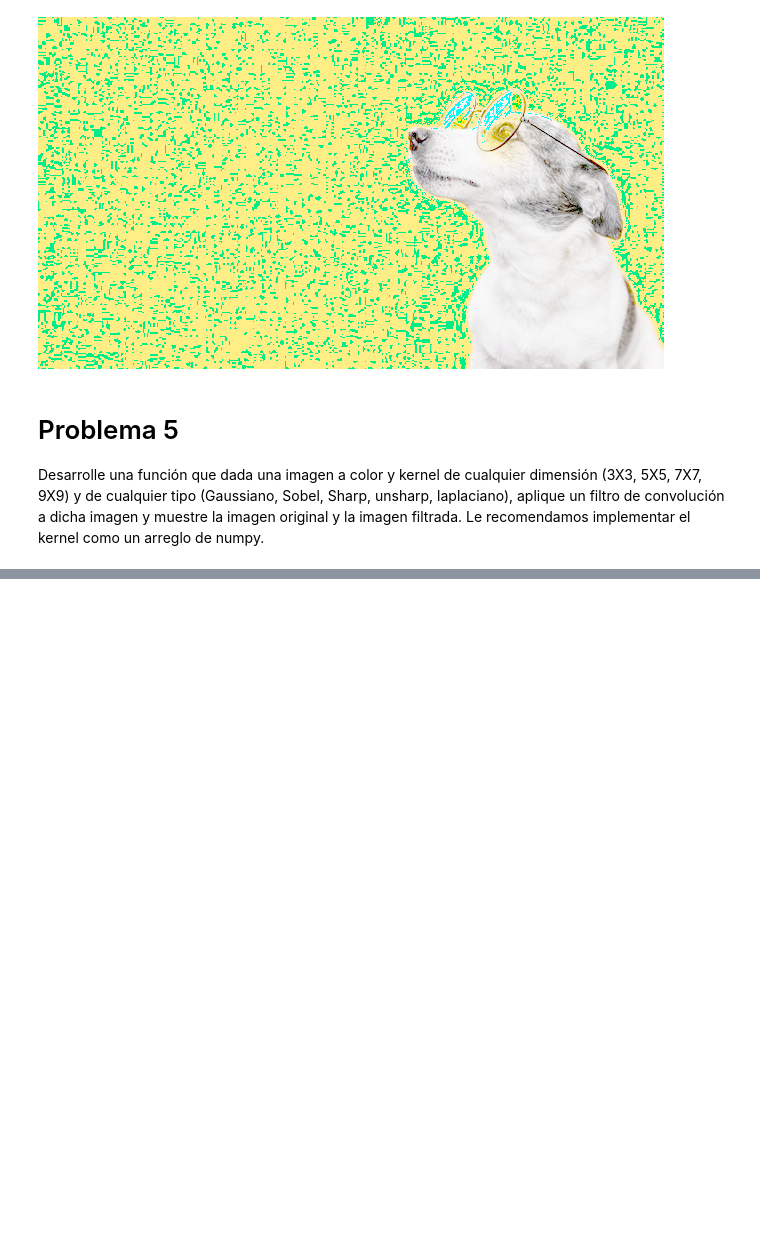
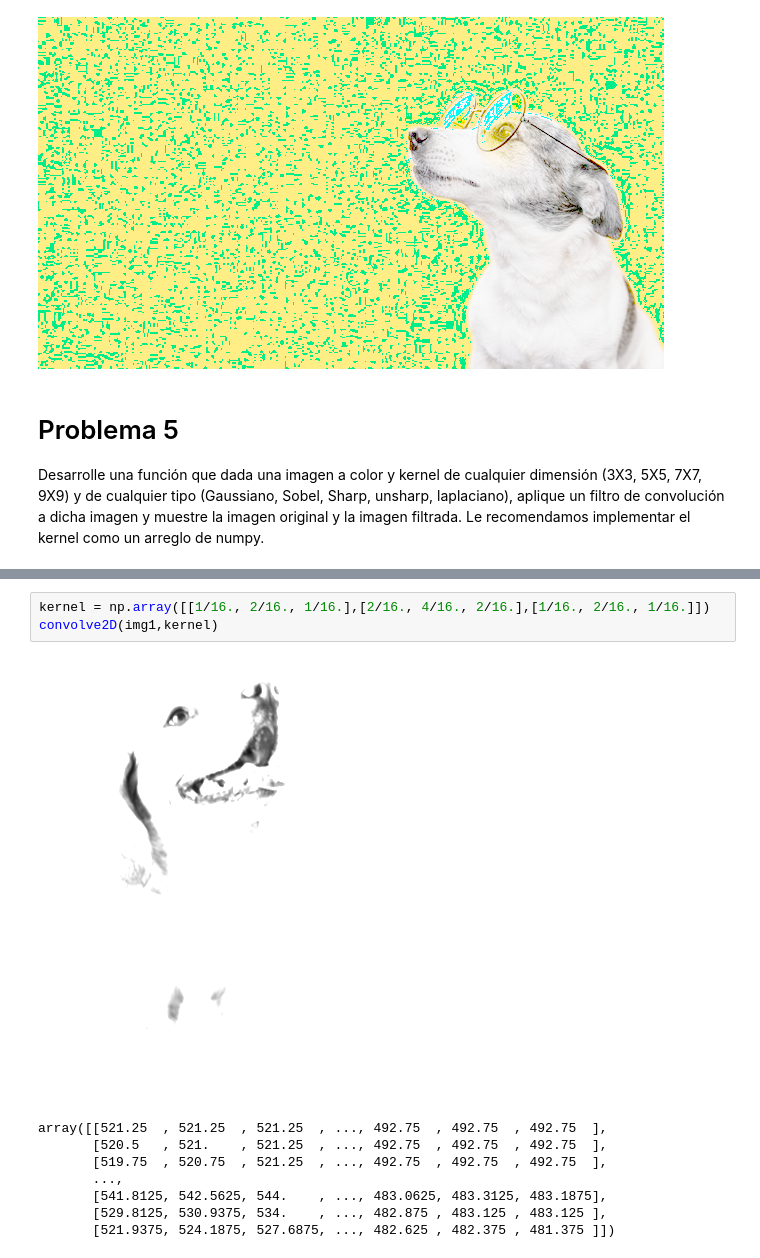
Before and after one commit to cavendano01/Data-Sciences-Galileo, a Jupyter notebook: Image-Recognition/Image_&_Text_Mining_Lab_2.ipynb, the cells around one changed output, grey strips where cells are left out. Drawn from its saved outputs; the diff is of its cells as text; blank space fills up the shorter version.

```diff
--- a/Image-Recognition/Image_&_Text_Mining_Lab_2.ipynb
+++ b/Image-Recognition/Image_&_Text_Mining_Lab_2.ipynb
@@ -136,0 +182,12 @@ implementar el kernel como un arreglo de numpy.
+# %%
+kernel = np.array([[1/16., 2/16., 1/16.],[2/16., 4/16., 2/16.],[1/16., 2/16., 1/16.]])
+convolve2D(img1,kernel)
+# %% [output]
+[figure, added]
+array([[521.25  , 521.25  , 521.25  , ..., 492.75  , 492.75  , 492.75  ],
+       [520.5   , 521.    , 521.25  , ..., 492.75  , 492.75  , 492.75  ],
+       [519.75  , 520.75  , 521.25  , ..., 492.75  , 492.75  , 492.75  ],
+       ...,
+       [541.8125, 542.5625, 544.    , ..., 483.0625, 483.3125, 483.1875],
+       [529.8125, 530.9375, 534.    , ..., 482.875 , 483.125 , 483.125 ],
+       [521.9375, 524.1875, 527.6875, ..., 482.625 , 482.375 , 481.375 ]])
```
Also changed, not shown: parts of 1 cell of this notebook.
